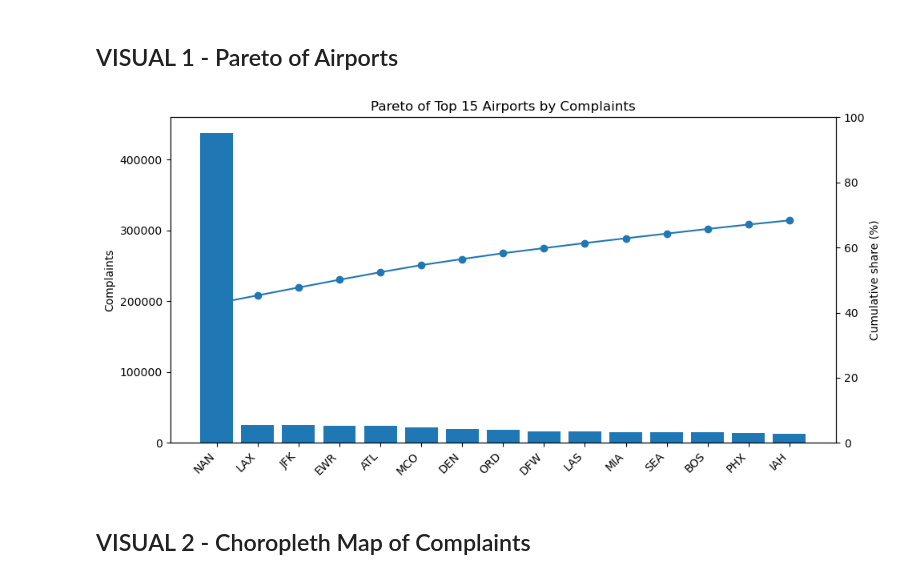
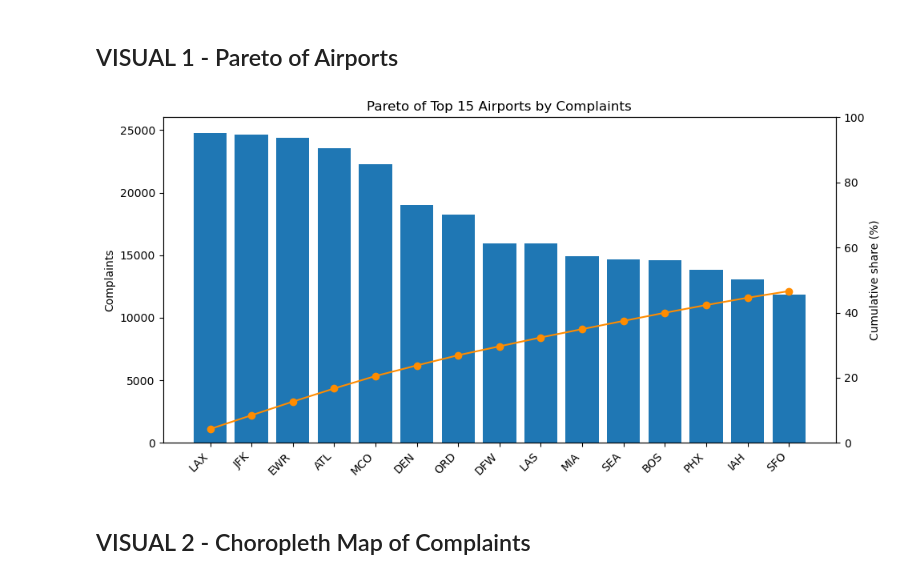
Before and after one commit to CorHarr/CorHarr.github.io, a Jupyter notebook: projects/tsa-complaints/TSA_Complaint_Hotspots.ipynb, the cells around one changed output. Drawn from its saved outputs; the diff is of its cells as text; code cells hidden in the pictures.

Commit message:
Remove unidentified airports from rankings

```diff
--- a/projects/tsa-complaints/TSA_Complaint_Hotspots.ipynb
+++ b/projects/tsa-complaints/TSA_Complaint_Hotspots.ipynb
@@ -243,28 +248,34 @@ surges
 # %%
 # Finds total complaints per airport and their cumulative share of complaints
 
 d = dfs['by_airport'][['airport','count']].copy()
-by_ap = (d.groupby('airport', dropna=False)['count']
+by_ap = (d.groupby('airport')['count']
            .sum()
            .sort_values(ascending=False)
            .reset_index(name='complaints'))
 
 top = by_ap.head(15).copy()
 total = by_ap['complaints'].sum()
 top['cum_share_pct'] = top['complaints'].cumsum() / total * 100
 
 fig, ax = plt.subplots(figsize=(10,5))
 x = np.arange(len(top))
 ax.bar(x, top['complaints'])
 ax.set_xticks(x); ax.set_xticklabels(top['airport'], rotation=45, ha='right')
 ax.set_ylabel('Complaints'); ax.set_title('Pareto of Top 15 Airports by Complaints')
 
 ax2 = ax.twinx()
-ax2.plot(x, top['cum_share_pct'], marker='o')
+ax2.plot(x, top['cum_share_pct'], marker='o', color='darkorange')
+
+# Draw the cumulative share line on top of the bars
+ax2.set_zorder(ax.get_zorder() + 1)
+ax2.patch.set_visible(False)
 ax2.set_ylabel('Cumulative share (%)'); ax2.set_ylim(0, 100)
-plt.tight_layout(); plt.show()
+
+# Save the chart for the website
+plt.tight_layout(); plt.savefig('tsa-pareto-chart.png'); plt.show()
 # %% [output]
-[figure, old version]
+[figure, new version]
 # %% [markdown]
 ## VISUAL 2 - Choropleth Map of Complaints
 # %%
```
Also changed, not shown: parts of 10 cells of this notebook.
